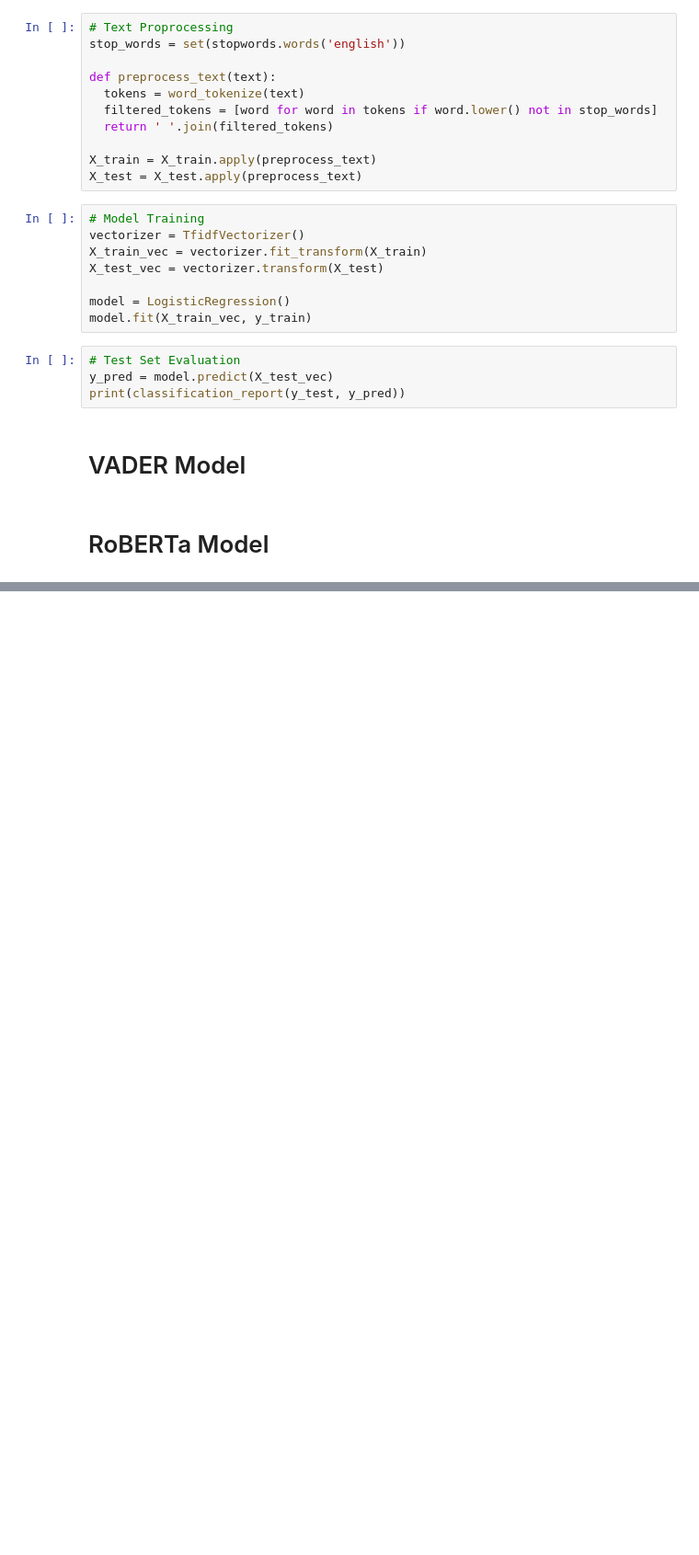
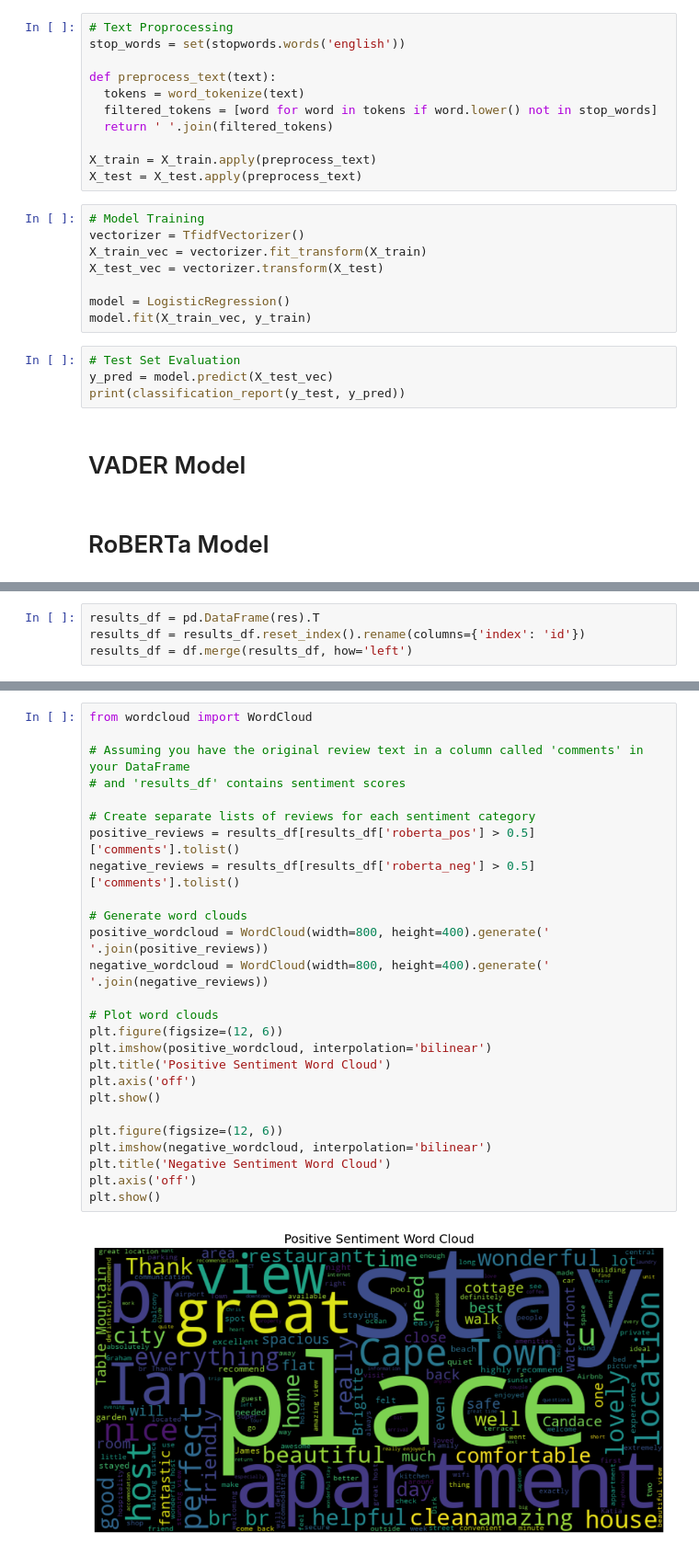
Before and after one commit to nkosanamolefe/machine-learning, a Jupyter notebook: review-sentiment-analysis/review_sentiment_analysis.ipynb, the cells around one changed output, grey strips where cells are left out. Shown at 92% size. Cells and saved outputs as stored; diff of their text form; blank space fills up the shorter version.

```diff
--- a/review-sentiment-analysis/review_sentiment_analysis.ipynb
+++ b/review-sentiment-analysis/review_sentiment_analysis.ipynb
@@ -117,0 +169,4 @@ Please note that you may need to restart your runtime after installation.
+# %%
+results_df = pd.DataFrame(res).T
+results_df = results_df.reset_index().rename(columns={'index': 'id'})
+results_df = df.merge(results_df, how='left')
@@ -117,0 +236,28 @@ Please note that you may need to restart your runtime after installation.
+# %%
+from wordcloud import WordCloud
+
+# Assuming you have the original review text in a column called 'comments' in your DataFrame
+# and 'results_df' contains sentiment scores
+
+# Create separate lists of reviews for each sentiment category
+positive_reviews = results_df[results_df['roberta_pos'] > 0.5]['comments'].tolist()
+negative_reviews = results_df[results_df['roberta_neg'] > 0.5]['comments'].tolist()
+
+# Generate word clouds
+positive_wordcloud = WordCloud(width=800, height=400).generate(' '.join(positive_reviews))
+negative_wordcloud = WordCloud(width=800, height=400).generate(' '.join(negative_reviews))
+
+# Plot word clouds
+plt.figure(figsize=(12, 6))
+plt.imshow(positive_wordcloud, interpolation='bilinear')
+plt.title('Positive Sentiment Word Cloud')
+plt.axis('off')
+plt.show()
+
+plt.figure(figsize=(12, 6))
+plt.imshow(negative_wordcloud, interpolation='bilinear')
+plt.title('Negative Sentiment Word Cloud')
+plt.axis('off')
+plt.show()
+# %% [output]
+[figure, added]
```
Also changed, not shown: parts of 14 cells of this notebook.
